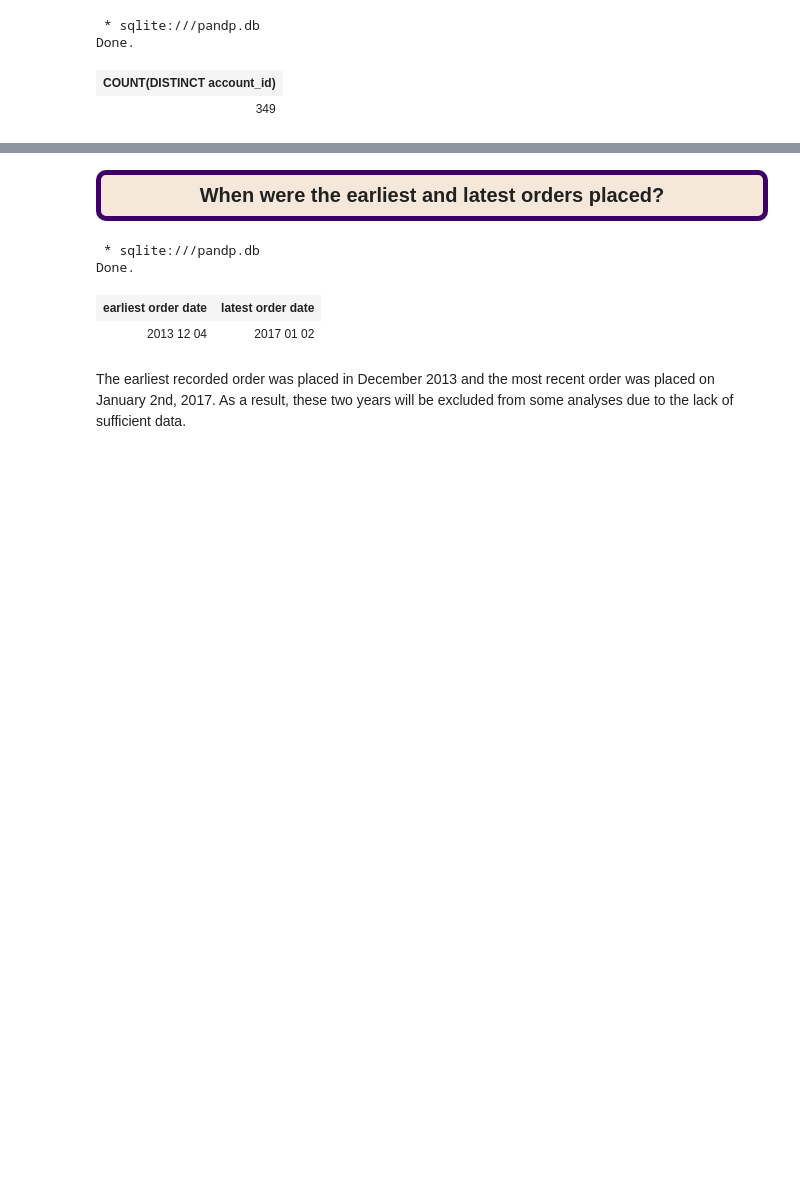
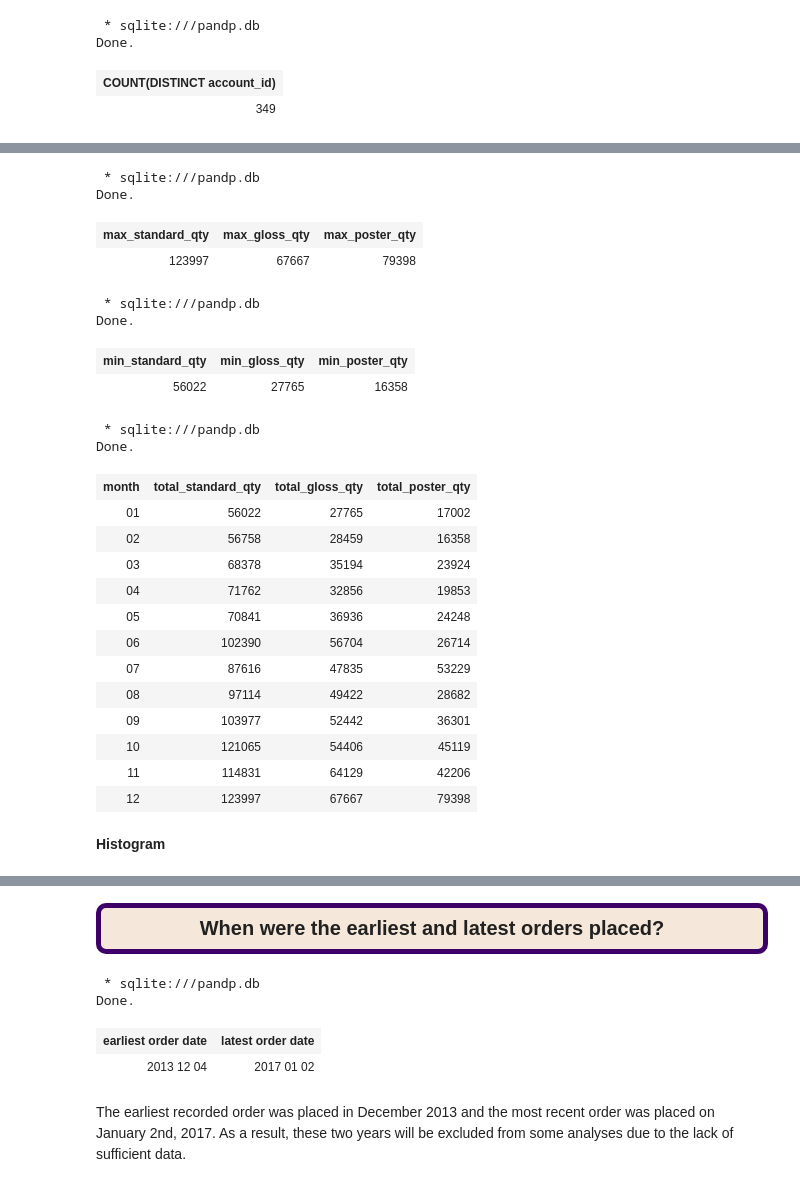
Before and after one commit to BuhariS/Interrogation-of-the-Parch-Posey-Database, a Jupyter notebook: Interrogation of the Parch & Posey Database.ipynb, the cells around one changed output, grey strips where cells are left out. Saved outputs shown, nothing was run; the diff lists cells and outputs as text; code cells hidden in the pictures; blank space fills up the shorter version.

```diff
--- a/Interrogation of the Parch & Posey Database.ipynb
+++ b/Interrogation of the Parch & Posey Database.ipynb
@@ -427,0 +689,65 @@ Done.
+# %%
+%%sql
+WITH cte AS (SELECT STRFTIME('%m', occurred_at) month,
+        SUM(standard_qty) total_standard_qty,
+        SUM(gloss_qty) total_gloss_qty,
+        SUM(poster_qty) total_poster_qty
+FROM orders
+WHERE occurred_at BETWEEN '2016-01-01' AND '2017-01-01'
+GROUP BY 1)
+
+SELECT MAX(total_standard_qty) max_standard_qty,
+        MAX(total_gloss_qty) max_gloss_qty,
+        MAX(total_poster_qty) max_poster_qty
+FROM cte
+# %% [output]
+ * sqlite:///pandp.db
+Done.
+| max_standard_qty | max_gloss_qty | max_poster_qty |
+| 123997 | 67667 | 79398 |
+# %%
+%%sql
+WITH cte AS (SELECT STRFTIME('%m', occurred_at) month,
+        SUM(standard_qty) total_standard_qty,
+        SUM(gloss_qty) total_gloss_qty,
+        SUM(poster_qty) total_poster_qty
+FROM orders
+WHERE occurred_at BETWEEN '2016-01-01' AND '2017-01-01'
+GROUP BY 1)
+
+SELECT MIN(total_standard_qty) min_standard_qty,
+        MIN(total_gloss_qty) min_gloss_qty,
+        MIN(total_poster_qty) min_poster_qty
+FROM cte
+# %% [output]
+ * sqlite:///pandp.db
+Done.
+| min_standard_qty | min_gloss_qty | min_poster_qty |
+| 56022 | 27765 | 16358 |
+# %%
+%%sql
+SELECT STRFTIME('%m', occurred_at) month,
+        SUM(standard_qty) total_standard_qty,
+        SUM(gloss_qty) total_gloss_qty,
+        SUM(poster_qty) total_poster_qty
+FROM orders
+WHERE occurred_at BETWEEN '2016-01-01' AND '2017-01-01'
+GROUP BY 1
+# %% [output]
+ * sqlite:///pandp.db
+Done.
+| month | total_standard_qty | total_gloss_qty | total_poster_qty |
+| 01 | 56022 | 27765 | 17002 |
+| 02 | 56758 | 28459 | 16358 |
+| 03 | 68378 | 35194 | 23924 |
+| 04 | 71762 | 32856 | 19853 |
+| 05 | 70841 | 36936 | 24248 |
+| 06 | 102390 | 56704 | 26714 |
+| 07 | 87616 | 47835 | 53229 |
+| 08 | 97114 | 49422 | 28682 |
+| 09 | 103977 | 52442 | 36301 |
+| 10 | 121065 | 54406 | 45119 |
+| 11 | 114831 | 64129 | 42206 |
+| 12 | 123997 | 67667 | 79398 |
+# %% [markdown]
+**Histogram**
```
Also changed, not shown: parts of 32 cells of this notebook.
